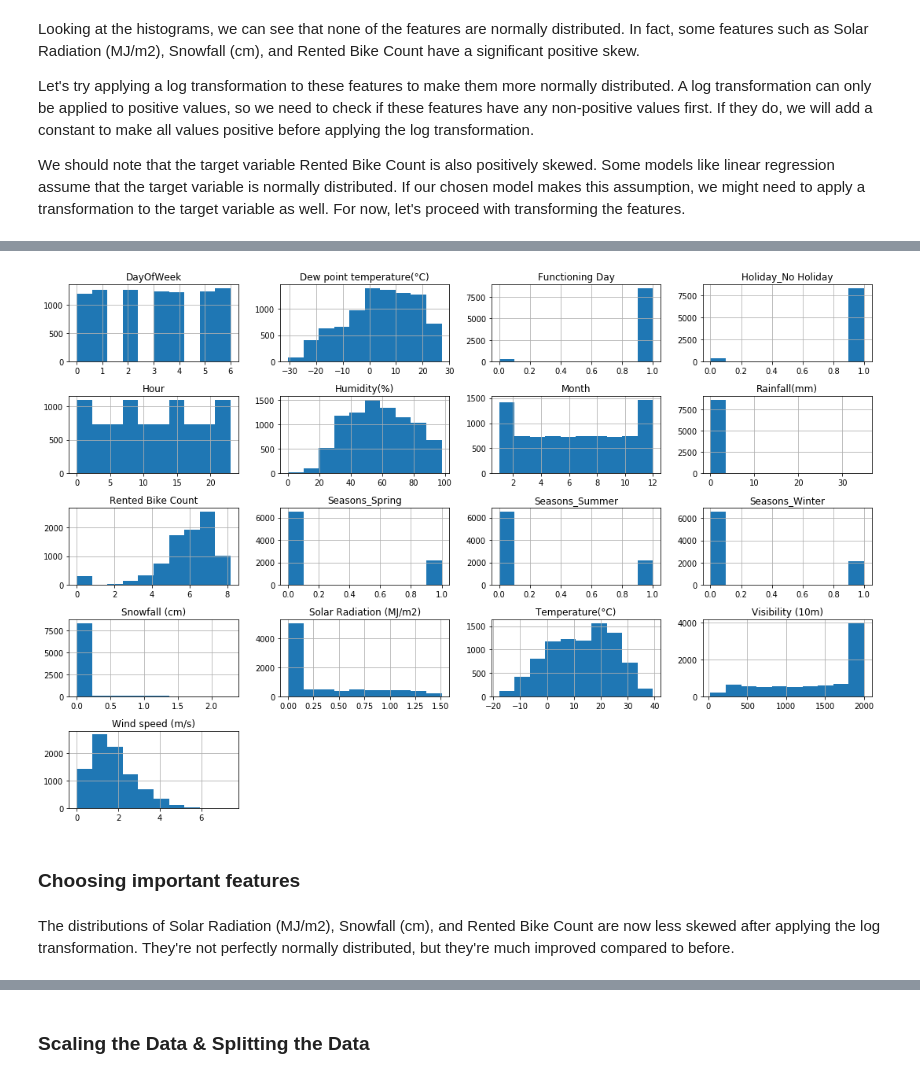
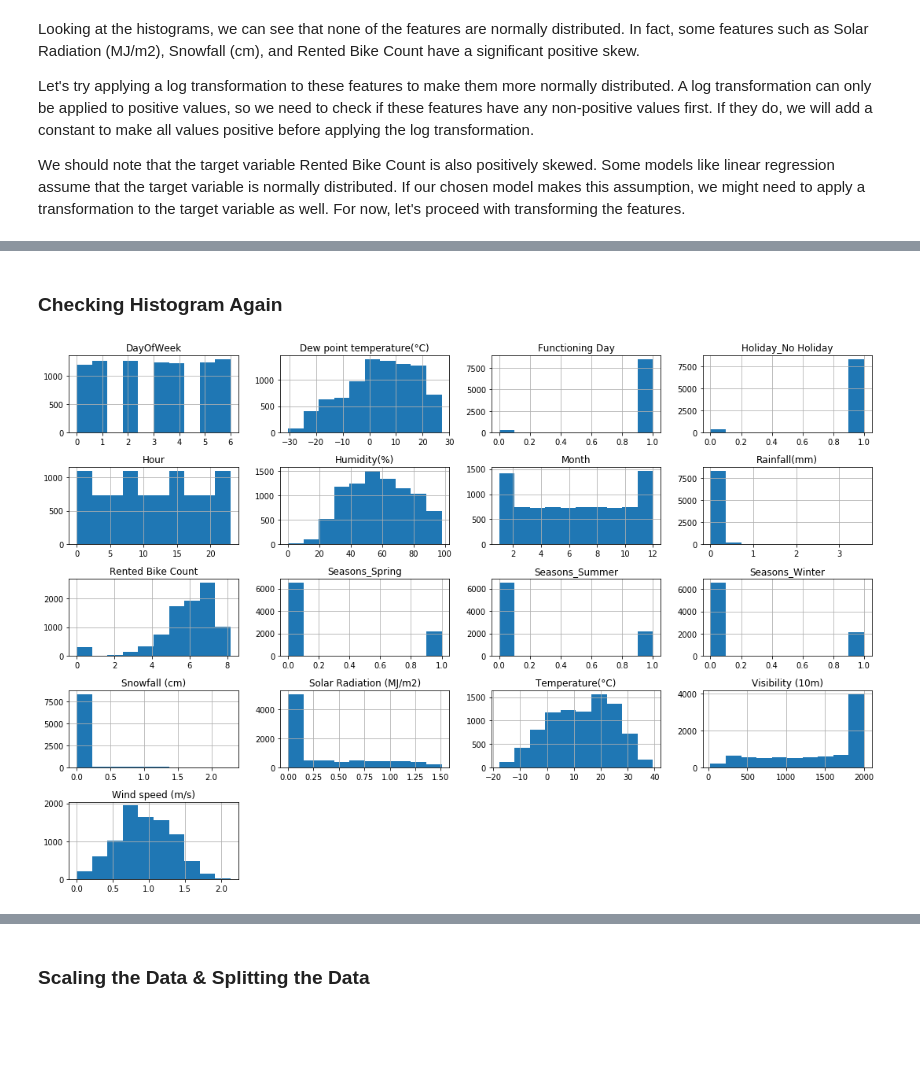
Before and after one commit to sudhir-singh94/Regression_Seoul_Bike_Data, a Jupyter notebook: Regression_Seoul_Bike_Data.ipynb, the cells around one changed output, grey strips where cells are left out. Saved outputs shown, nothing was run; the diff lists cells and outputs as text; code cells hidden in the pictures; blank space fills up the shorter version.

```diff
--- a/Regression_Seoul_Bike_Data.ipynb
+++ b/Regression_Seoul_Bike_Data.ipynb
@@ -797,0 +936,19 @@ plt.show()
+# %%
+# Select only the numerical features from both dataframes
+numerical_features_all = data_all.select_dtypes(include=['int64', 'float64'])
+numerical_features_new = data_new.select_dtypes(include=['int64', 'float64'])
+
+# Add a constant term to the features, which is a requirement for the variance_inflation_factor function
+numerical_features_all = sm.add_constant(numerical_features_all)
+numerical_features_new = sm.add_constant(numerical_features_new)
+
+# Calculate VIF for each numerical feature
+vif_all = pd.DataFrame()
+vif_all["Variable"] = numerical_features_all.columns
+vif_all["VIF"] = [variance_inflation_factor(numerical_features_all.values, i) for i in range(numerical_features_all.shape[1])]
+
+vif_new = pd.DataFrame()
+vif_new["Variable"] = numerical_features_new.columns
+vif_new["VIF"] = [variance_inflation_factor(numerical_features_new.values, i) for i in range(numerical_features_new.shape[1])]
+
+vif_all, vif_new
@@ -797,0 +975,19 @@ plt.show()
+# %%
+# List of numerical features for both dataframes
+numerical_features_list_all = numerical_features_all.columns.tolist()
+numerical_features_list_new = numerical_features_new.columns.tolist()
+
+# Remove 'const' as it's not a true numerical feature
+numerical_features_list_all.remove('const')
+numerical_features_list_new.remove('const')
+
+# Perform log transformation on numerical features which are skewed
+for feature in numerical_features_list_all:
+    if data_all[feature].skew() > 0.5:
+        data_all[feature] = np.log1p(data_all[feature])
+
+for feature in numerical_features_list_new:
+    if data_new[feature].skew() > 0.5:
+        data_new[feature] = np.log1p(data_new[feature])
+
+data_all.head(), data_new.head()
@@ -816,15 +1018,9 @@ We are also adding 1 to Rented Bike Count (the target variable) because it is al
-# %%
-# Add 1 to 'Solar Radiation (MJ/m2)', 'Snowfall (cm)', and 'Rented Bike Count' and apply the log transformation
-for col in ['Solar Radiation (MJ/m2)', 'Snowfall (cm)', 'Rented Bike Count']:
-    data[col] = np.log1p(data[col])
-
-# Plot histograms again to check the distributions
-data.hist(figsize=(15,10))
-plt.tight_layout()
-plt.show()
-# %% [output]
-[figure, removed]
-# %% [markdown]
-### Choosing important features
-# %% [markdown]
-The distributions of Solar Radiation (MJ/m2), Snowfall (cm), and Rented Bike Count are now less skewed after applying the log transformation. They're not perfectly normally distributed, but they're much improved compared to before.
+# %% [markdown]
+### Checking Histogram Again
+# %%
+# Plot histograms for the features
+data_all.hist(figsize=(15,10))
+plt.tight_layout()
+plt.show()
+# %% [output]
+[figure, added]
```
Also changed, not shown: parts of 96 cells of this notebook.
